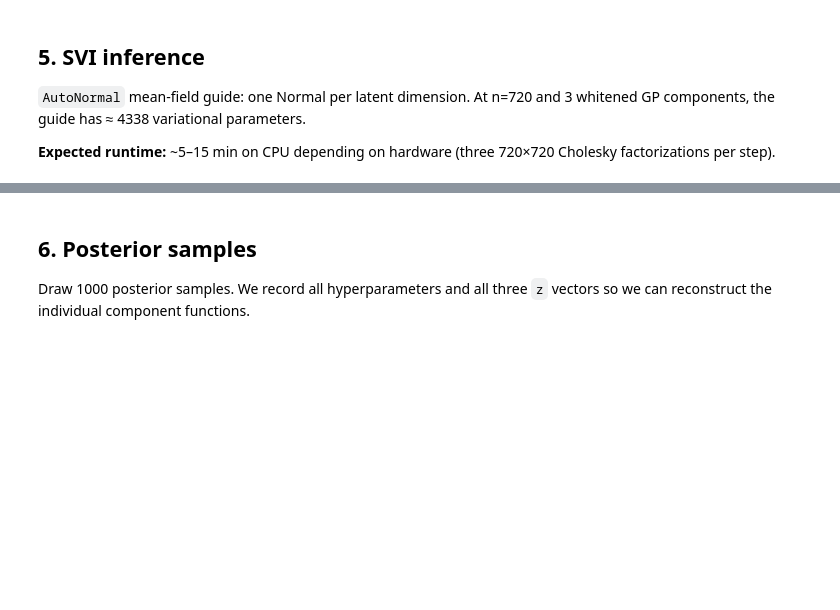
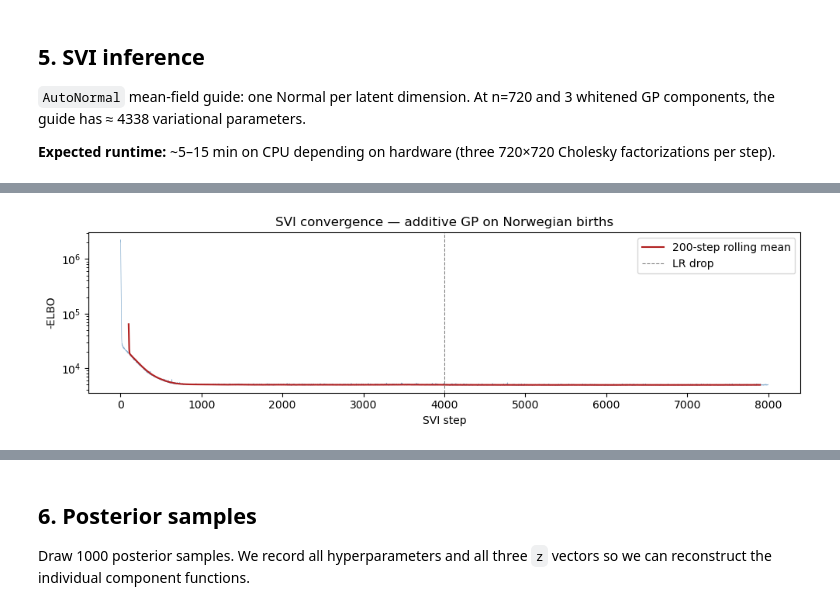
Before and after one commit to jacobfoss02/Banger-MBML, a Jupyter notebook: 03_gp_svi.ipynb, the cells around one changed output, grey strips where cells are left out. Cells and saved outputs as stored; diff of their text form; code cells hidden in the pictures; blank space fills up the shorter version.

```diff
--- a/03_gp_svi.ipynb
+++ b/03_gp_svi.ipynb
@@ -98,18 +106,24 @@ def additive_gp_model(t, y_train=None, n_train=None):
     I = torch.eye(n)
 
     # ---- hyperparameter priors ----
-    ell_trend = pyro.sample("ell_trend", dist.InverseGamma(torch.tensor(6.0),  torch.tensor(30.0)))
-    sig_trend = pyro.sample("sig_trend", dist.HalfNormal(torch.tensor(0.3)))
+    # ell_trend = pyro.sample("ell_trend", dist.InverseGamma(torch.tensor(6.0),  torch.tensor(30.0)))
+    ell_trend = pyro.sample("ell_trend", dist.InverseGamma(torch.tensor(3.0), torch.tensor(10.0)))
+    # sig_trend = pyro.sample("sig_trend", dist.HalfNormal(torch.tensor(0.3)))
 
     ell_p    = pyro.sample("ell_p",    dist.HalfNormal(torch.tensor(1.0)))
     ell_s    = pyro.sample("ell_s",    dist.InverseGamma(torch.tensor(6.0),  torch.tensor(60.0)))
     sig_seas = pyro.sample("sig_seas", dist.HalfNormal(torch.tensor(0.15)))
 
     ell_short = pyro.sample("ell_short", dist.InverseGamma(torch.tensor(3.0), torch.tensor(0.5)))
-    sig_short = pyro.sample("sig_short", dist.HalfNormal(torch.tensor(0.15)))
+    # sig_short = pyro.sample("sig_short", dist.HalfNormal(torch.tensor(0.15)))
 
-    c     = pyro.sample("c",     dist.Normal(torch.tensor(LOG_MEAN_REAL), torch.tensor(1.0)))
-    alpha = pyro.sample("alpha", dist.Gamma(torch.tensor(2.0), torch.tensor(0.1)))
+    sig_trend = pyro.sample("sig_trend", dist.HalfNormal(torch.tensor(0.1)))
+    sig_short = pyro.sample("sig_short", dist.HalfNormal(torch.tensor(0.1)))
+
+    # c     = pyro.sample("c",     dist.Normal(torch.tensor(LOG_MEAN_REAL), torch.tensor(1.0)))
+    c = pyro.sample("c", dist.Normal(torch.tensor(LOG_MEAN_REAL), torch.tensor(0.05)))
+    # alpha = pyro.sample("alpha", dist.Gamma(torch.tensor(2.0), torch.tensor(0.1)))
+    alpha = pyro.sample("alpha", dist.Gamma(torch.tensor(10.0), torch.tensor(0.1)))
 
     # Clamp lengthscales to prevent near-singular kernel matrices
     ell_trend = ell_trend.clamp(min=0.1)
@@ -224,13 +256,16 @@ print(f"\nTotal SVI time: {time.time()-t0:.0f}s")
 # %%
 fig, ax = plt.subplots(figsize=(10, 3))
 ax.plot(losses, lw=0.5, alpha=0.6, color="steelblue")
 smooth = pd.Series(losses).rolling(200, center=True).mean()
 ax.plot(smooth, lw=1.5, color="firebrick", label="200-step rolling mean")
 ax.axvline(N_STEPS // 2, color="grey", ls="--", lw=0.8, label="LR drop")
 ax.set_xlabel("SVI step")
 ax.set_ylabel("-ELBO")
 ax.set_title("SVI convergence — additive GP on Norwegian births")
 ax.legend()
 plt.tight_layout()
 plt.savefig(PROJ / "03_svi_convergence.png", dpi=120, bbox_inches="tight")
+ax.set_yscale("log")
 plt.show()
+# %% [output]
+[figure, added]
```
Also changed, not shown: parts of 18 cells of this notebook, 3 other files.
